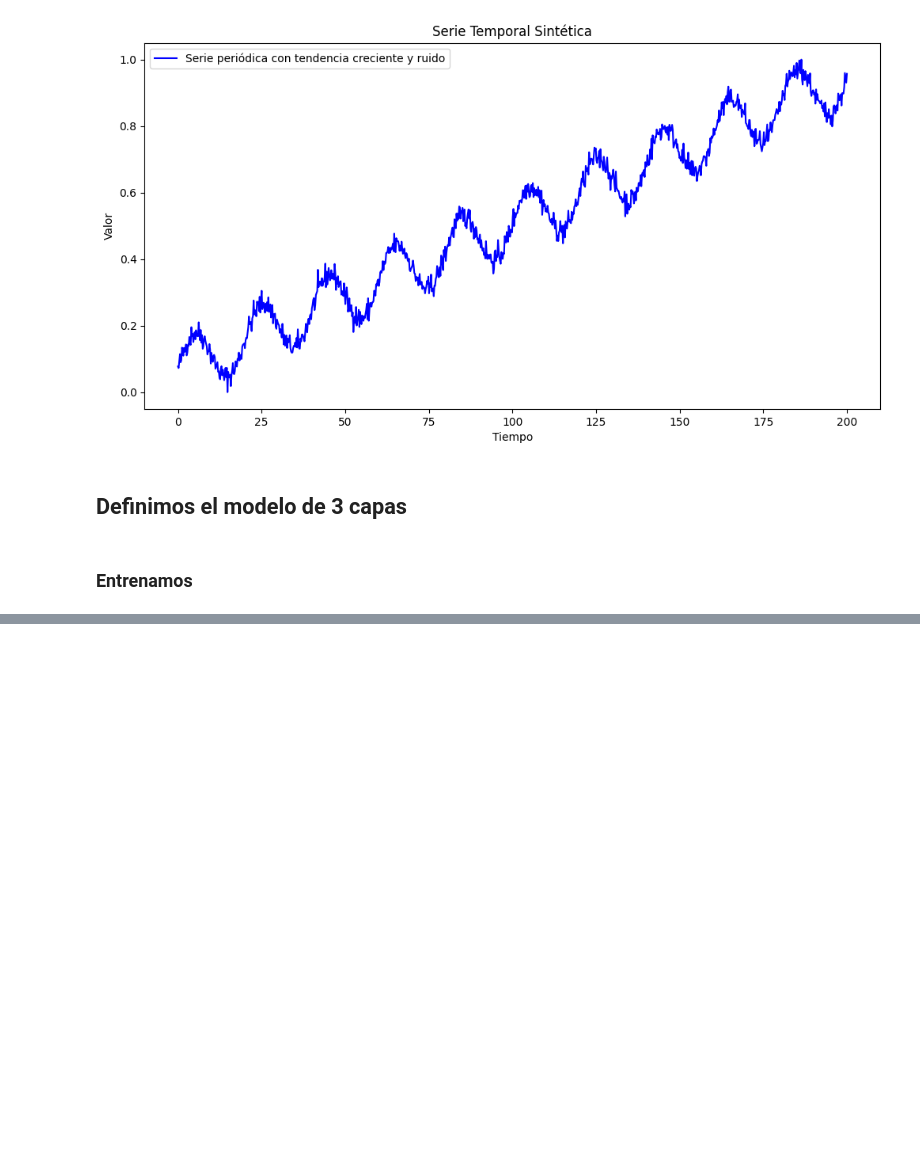
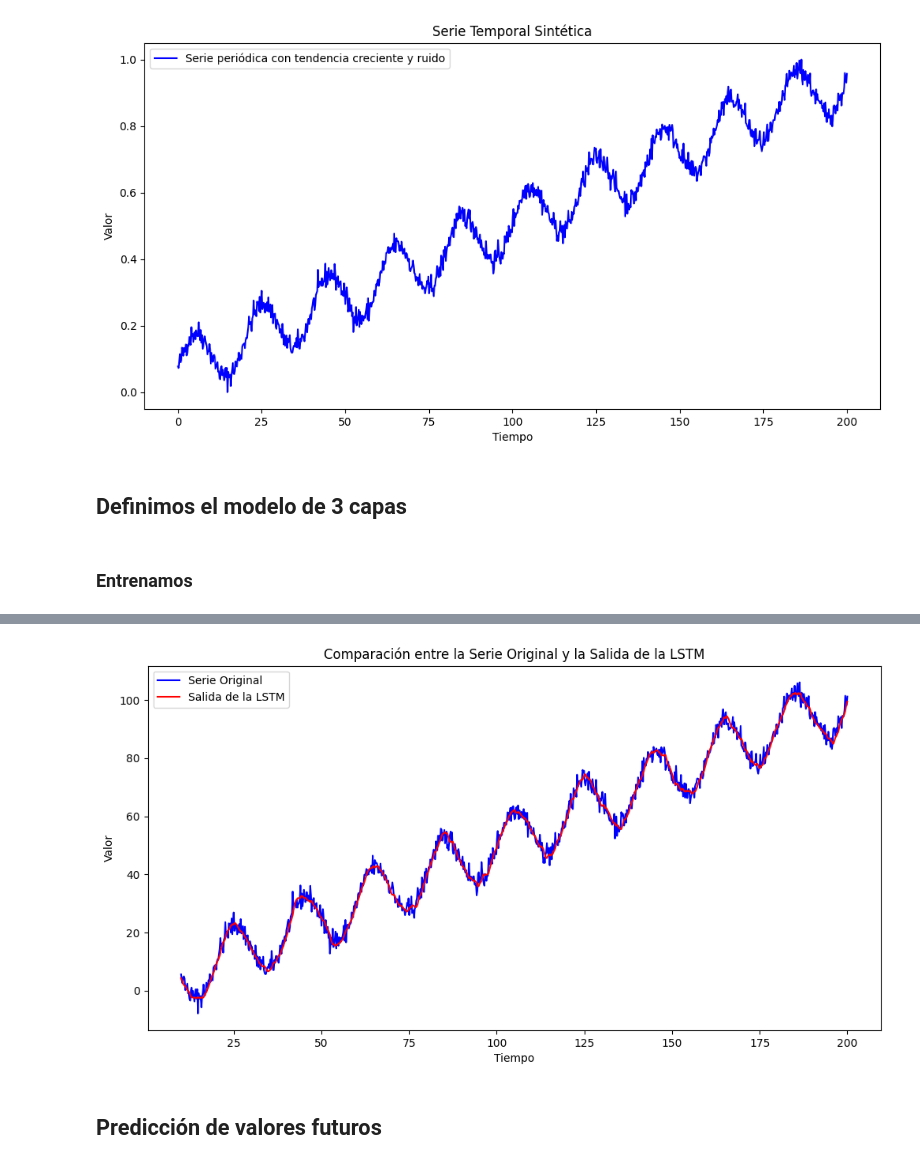
Before and after one commit to GonzalezFJR/AIexamples, a Jupyter notebook: notebooks/04_LSTM_simple.ipynb, the cells around one changed output, grey strips where cells are left out. Saved outputs shown, nothing was run; the diff lists cells and outputs as text; code cells hidden in the pictures; blank space fills up the shorter version.

```diff
--- a/notebooks/04_LSTM_simple.ipynb
+++ b/notebooks/04_LSTM_simple.ipynb
@@ -598,0 +612,29 @@ for epoch in range(num_epochs):
+# %%
+with torch.no_grad():
+    X_eval = torch.tensor(X, dtype=torch.float32)
+    y_eval = y
+    X_eval = X_eval.view(-1, seq_length, 1)
+
+    hidden = model.init_hidden(X_eval.size(0))
+
+    outputs, hidden = model(X_eval, hidden)
+    outputs = outputs.squeeze().numpy()
+
+    outputs = scaler.inverse_transform(outputs.reshape(-1, 1)).flatten()
+    targets = scaler.inverse_transform(y_eval.reshape(-1, 1)).flatten()
+# %%
+# Ajustar el eje de tiempo
+t_new = t[seq_length:]  # Desde el final de la primera secuencia en adelante
+
+plt.figure(figsize=(12, 6))
+plt.plot(t_new, targets, label='Serie Original', color='b')
+plt.plot(t_new, outputs, label='Salida de la LSTM', color='r')
+plt.xlabel('Tiempo')
+plt.ylabel('Valor')
+plt.title('Comparación entre la Serie Original y la Salida de la LSTM')
+plt.legend()
+plt.show()
+# %% [output]
+[figure, added]
+# %% [markdown]
+## Predicción de valores futuros
```
Also changed, not shown: parts of 20 cells of this notebook, 11 other files.
